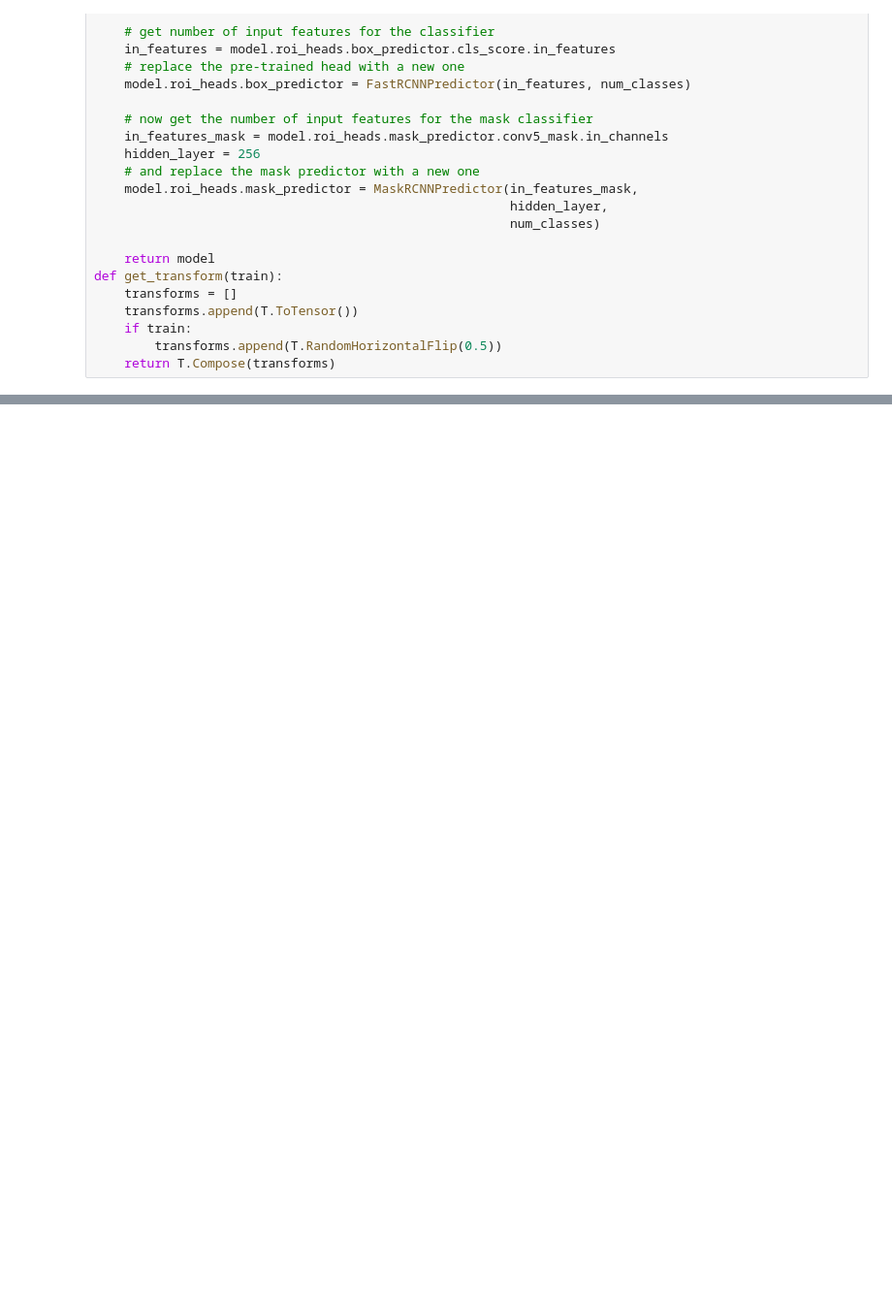
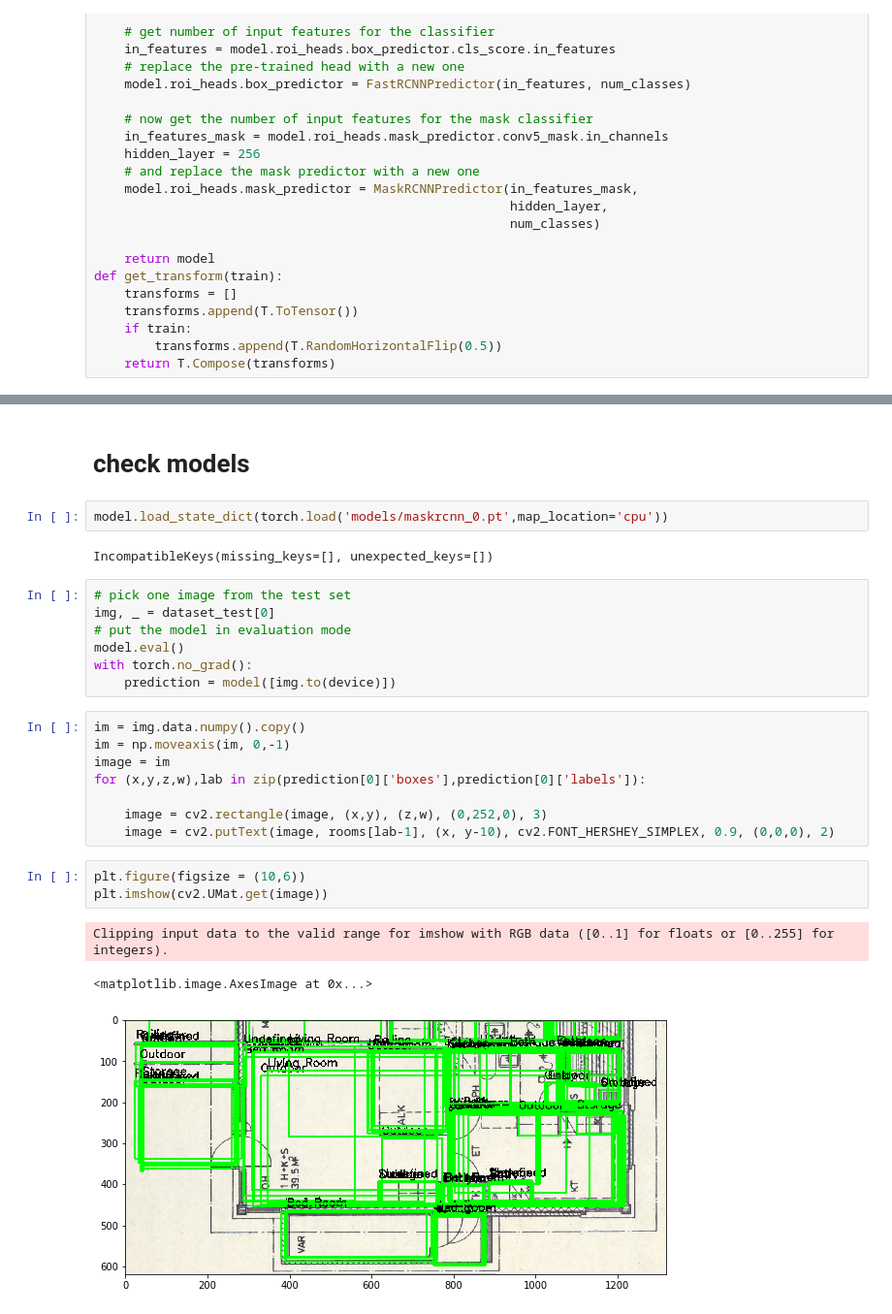
Before and after one commit to lianqiann/CubicasaProj, a Jupyter notebook: maskRCNN_lookup.ipynb, the cells around one changed output, grey strips where cells are left out. Shown: that part at 97% size. Cells and saved outputs as stored; diff of their text form; blank space fills up the shorter version.

```diff
--- a/maskRCNN_lookup.ipynb
+++ b/maskRCNN_lookup.ipynb
@@ -254,0 +225,28 @@ for epoch in range(num_epochs):
+# %% [markdown]
+# check models
+# %%
+model.load_state_dict(torch.load('models/maskrcnn_0.pt',map_location='cpu'))
+# %% [output]
+IncompatibleKeys(missing_keys=[], unexpected_keys=[])
+# %%
+# pick one image from the test set
+img, _ = dataset_test[0]
+# put the model in evaluation mode
+model.eval()
+with torch.no_grad():
+    prediction = model([img.to(device)])
+# %%
+im = img.data.numpy().copy()
+im = np.moveaxis(im, 0,-1)
+image = im
+for (x,y,z,w),lab in zip(prediction[0]['boxes'],prediction[0]['labels']):
+
+    image = cv2.rectangle(image, (x,y), (z,w), (0,252,0), 3)
+    image = cv2.putText(image, rooms[lab-1], (x, y-10), cv2.FONT_HERSHEY_SIMPLEX, 0.9, (0,0,0), 2)
+# %%
+plt.figure(figsize = (10,6))
+plt.imshow(cv2.UMat.get(image))
+# %% [output]
+Clipping input data to the valid range for imshow with RGB data ([0..1] for floats or [0..255] for integers).
+<matplotlib.image.AxesImage at 0x...>
+[figure, added]
```
Also changed, not shown: parts of 14 cells of this notebook, 2 other files.
